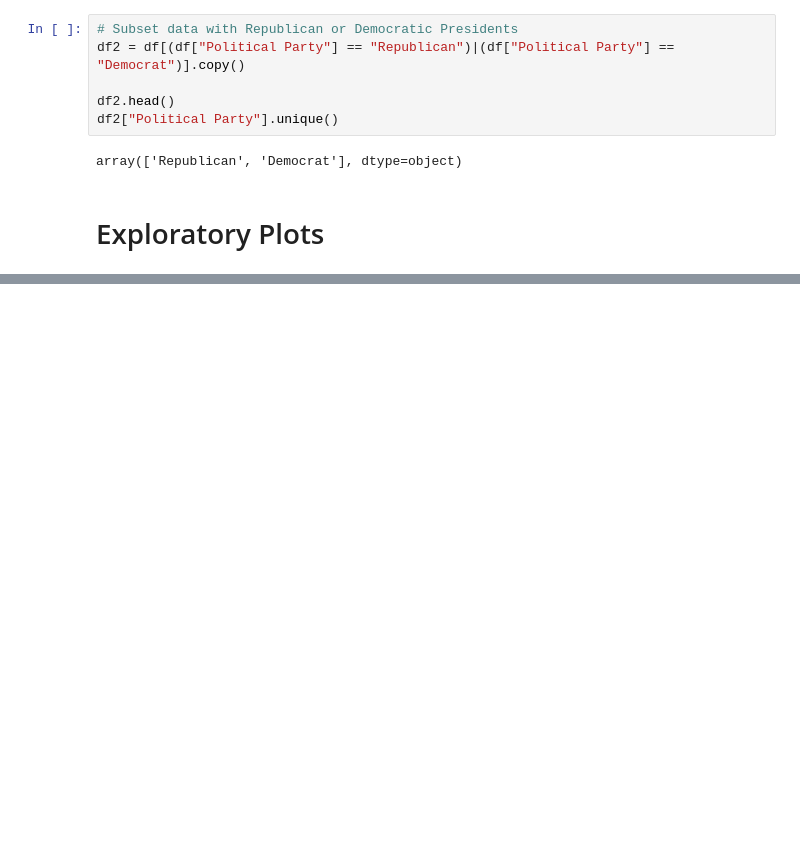
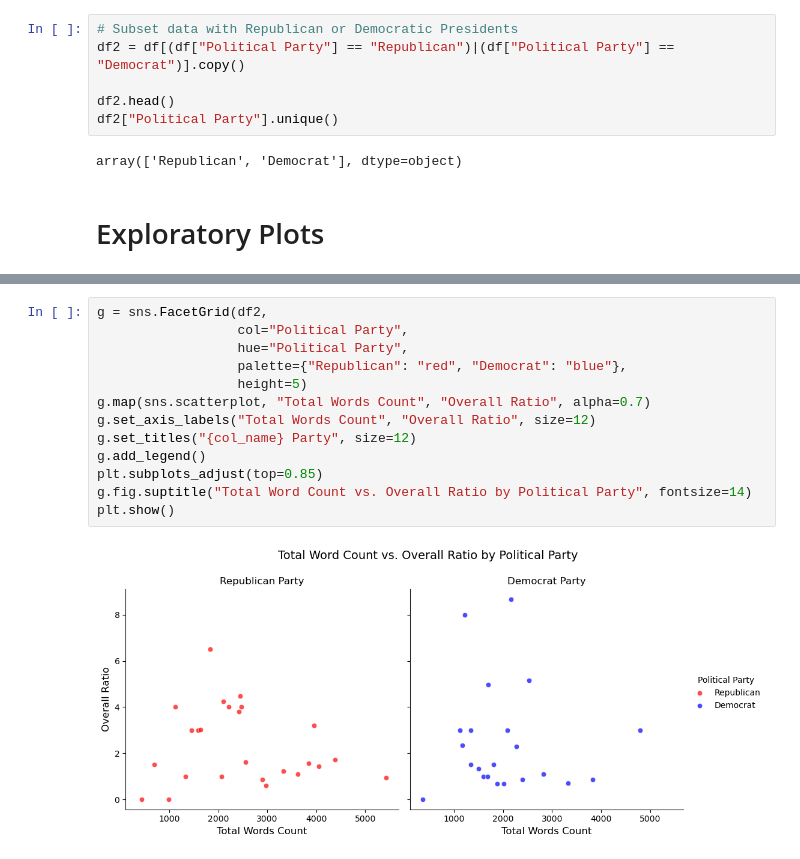
Before and after one commit to KaranRawatUVA/ds4002_project1, a Jupyter notebook: EDA.ipynb, the cells around one changed output, grey strips where cells are left out. Saved outputs shown, nothing was run; the diff lists cells and outputs as text; blank space fills up the shorter version.

```diff
--- a/EDA.ipynb
+++ b/EDA.ipynb
@@ -90,0 +65,15 @@ sns.barplot(data=df, x="Unifying Words Ratio", y="Political Party", hue="Politic
+# %%
+g = sns.FacetGrid(df2,
+                  col="Political Party",
+                  hue="Political Party",
+                  palette={"Republican": "red", "Democrat": "blue"},
+                  height=5)
+g.map(sns.scatterplot, "Total Words Count", "Overall Ratio", alpha=0.7)
+g.set_axis_labels("Total Words Count", "Overall Ratio", size=12)
+g.set_titles("{col_name} Party", size=12)
+g.add_legend()
+plt.subplots_adjust(top=0.85)
+g.fig.suptitle("Total Word Count vs. Overall Ratio by Political Party", fontsize=14)
+plt.show()
+# %% [output]
+[figure, added]
```
Also changed, not shown: parts of 15 cells of this notebook.
